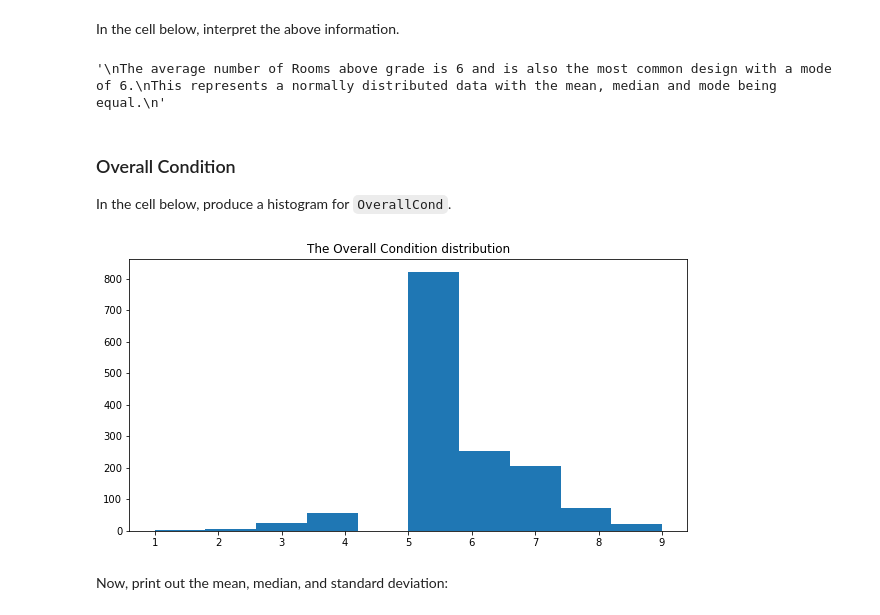
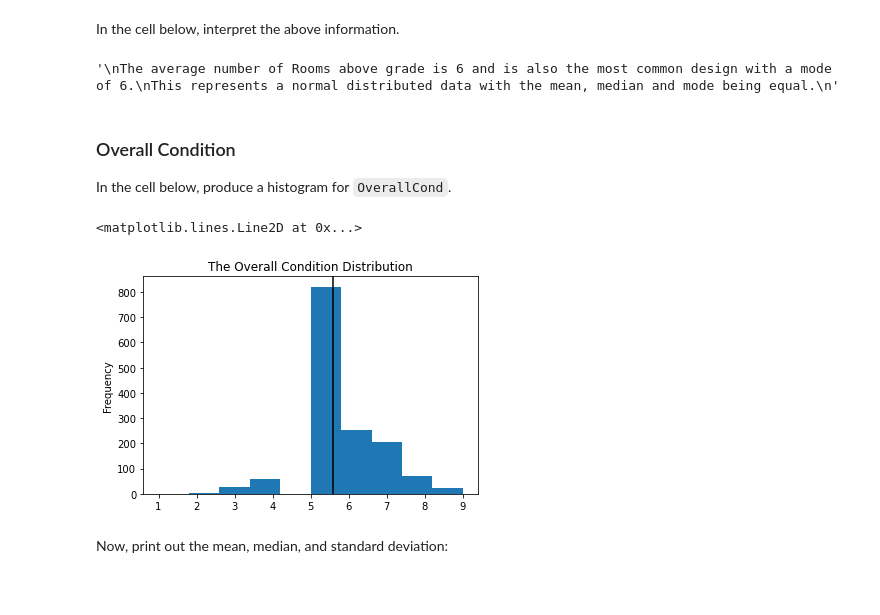
Before and after one commit to ThuoM/dsc-pandas-eda-lab, a Jupyter notebook: index.ipynb, the cells around one changed output. Drawn from its saved outputs; the diff is of its cells as text; code cells hidden in the pictures; blank space fills up the shorter version.

```diff
--- a/index.ipynb
+++ b/index.ipynb
@@ -285,22 +300,22 @@ In the cell below, interpret the above information.
 # Replace None with appropriate text
 """
 The average number of Rooms above grade is 6 and is also the most common design with a mode of 6.
-This represents a normally distributed data with the mean, median and mode being equal.
+This represents a normal distributed data with the mean, median and mode being equal.
 """
 # %% [output]
-'\nThe average number of Rooms above grade is 6 and is also the most common design with a mode of 6.\nThis represents a normally distributed data with the mean, median and mode being equal.\n'
+'\nThe average number of Rooms above grade is 6 and is also the most common design with a mode of 6.\nThis represents a normal distributed data with the mean, median and mode being equal.\n'
 # %% [markdown]
 ### Overall Condition
 
 In the cell below, produce a histogram for `OverallCond`.
 # %%
 # Your code here
-fig, ax3 = plt.subplots(figsize=[10,5])
-
-ax3.hist(df["OverallCond"])
-ax3.set_title("The Overall Condition distribution");
+ax = df['OverallCond'].plot.hist()
+ax.set_title("The Overall Condition Distribution")
+ax.axvline(x = df['OverallCond'].mean(), c='Black')
 # %% [output]
+<matplotlib.lines.Line2D at 0x...>
-[figure, old version]
+[figure, new version]
 # %% [markdown]
 Now, print out the mean, median, and standard deviation:
 # %%
```
Also changed, not shown: parts of 12 cells of this notebook.
